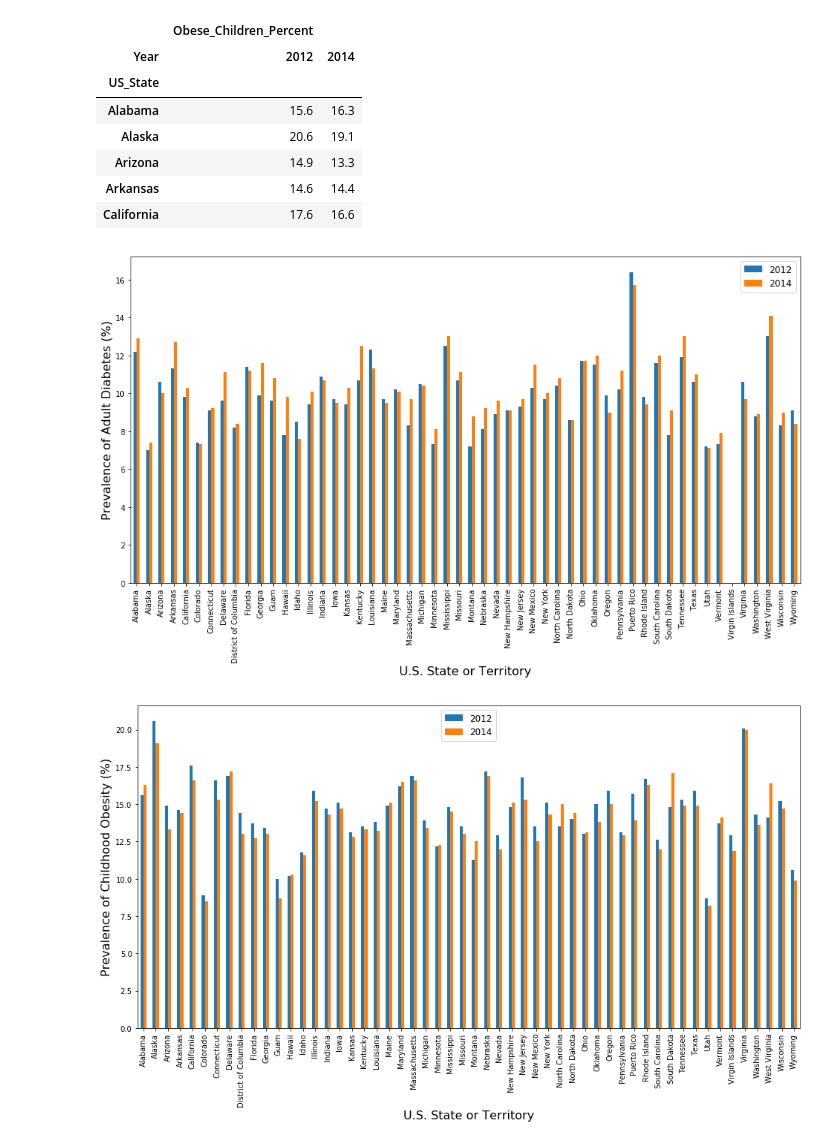
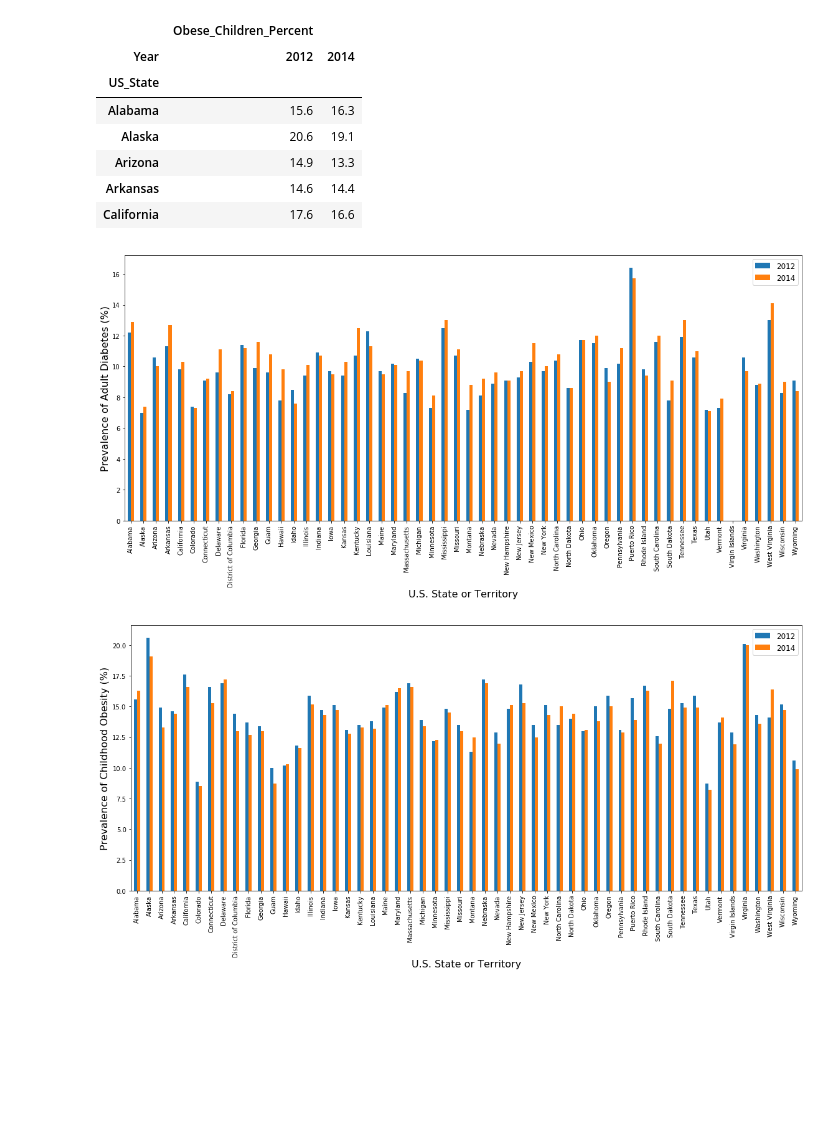
Before and after one commit to rochiecuevas/diabetes, a Jupyter notebook: Join_obesity_diabetes_tables.ipynb, the cells around one changed output. Drawn from its saved outputs; the diff is of its cells as text; code cells hidden in the pictures; blank space fills up the shorter version.

```diff
--- a/Join_obesity_diabetes_tables.ipynb
+++ b/Join_obesity_diabetes_tables.ipynb
@@ -235,18 +235,20 @@ merged_obesity.head()
 # %%
 # Diabetics bar plot: 2012 vs 2014
 ax = merged_diabetics.plot(kind = "bar", figsize = (16,8))
 ax.set_xlabel("U.S. State or Territory", fontsize = 16)
 ax.set_ylabel("Prevalence of Adult Diabetes (%)", fontsize = 16)
 ax.legend(["2012","2014"], fontsize = 12)
+plt.tight_layout()
 plt.savefig("Images/diabetics_2012_2014.png")
 # %% [output]
-[figure, old version]
+[figure, new version]
 # %%
 # Obesity bar plot: 2012 vs 2014
 ax = merged_obesity.plot(kind = "bar", figsize = (16,8))
 ax.set_xlabel("U.S. State or Territory", fontsize = 16)
 ax.set_ylabel("Prevalence of Childhood Obesity (%)", fontsize = 16)
 ax.legend(["2012","2014"], fontsize = 12)
+plt.tight_layout()
 plt.savefig("Images/obesity_2012_2014.png")
 # %% [output]
-[figure, old version]
+[figure, new version]
```
